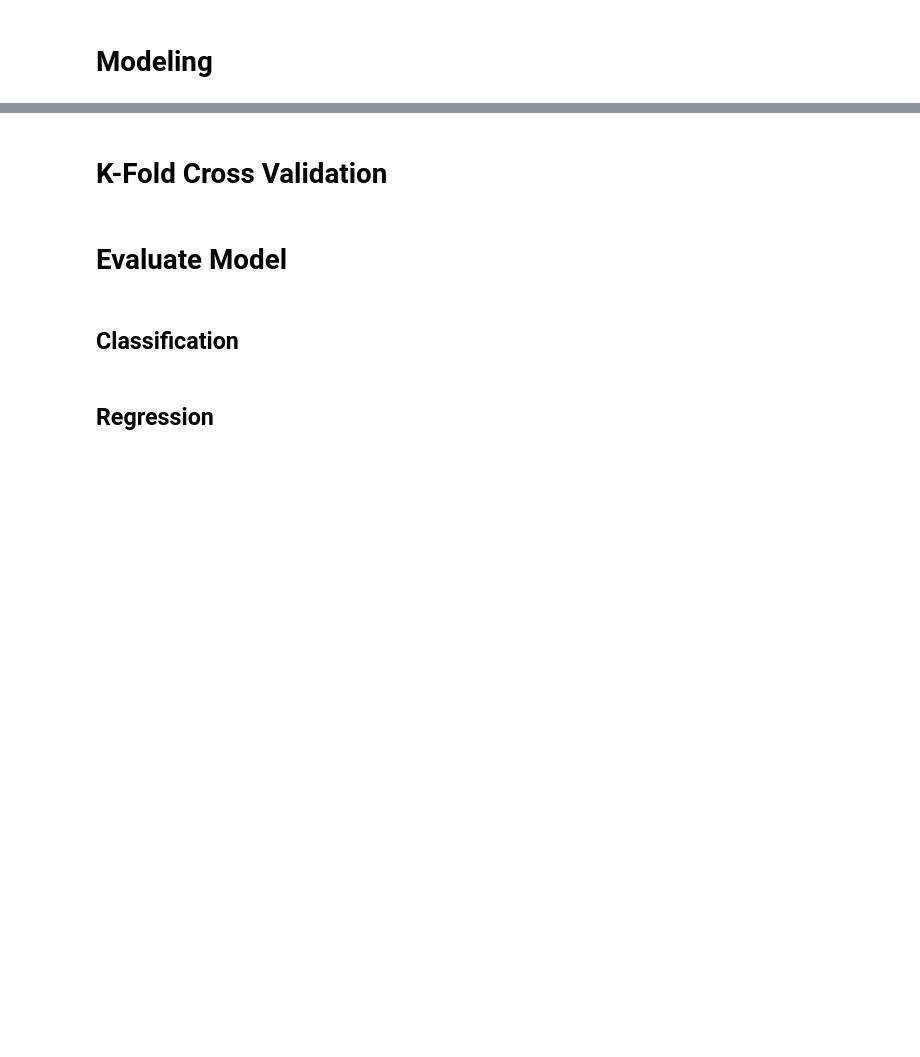
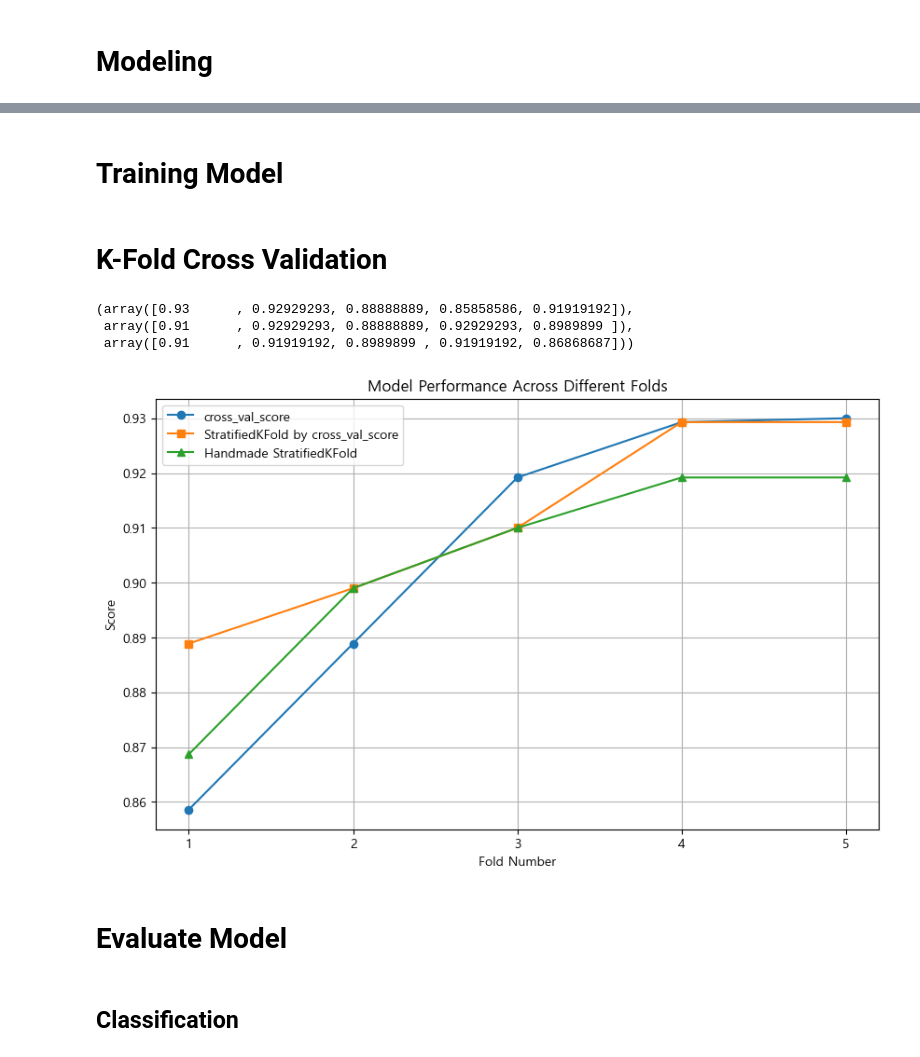
Before and after one commit to miny-genie/RTC-mariokart-8-AI, a Jupyter notebook: 3_select_model.ipynb, the cells around one changed output, grey strips where cells are left out. Drawn from its saved outputs; the diff is of its cells as text; code cells hidden in the pictures; blank space fills up the shorter version.

```diff
--- a/3_select_model.ipynb
+++ b/3_select_model.ipynb
@@ -36,7 +40,7 @@ drop_columns = [
 #    'part_people',
 #    'rank',
 #    'prefix_rank',
-#    'odds_result',
+    'odds_result',
     'significant',
 #    'RESULT',
 #    'track_E_encoded',
@@ -157,0 +159,2 @@ def fit_model(
+# %% [markdown]
+# Training Model
@@ -163,7 +217,62 @@ def perform_cross_validation():
+# %%
+model = clf_model_dict['clf_logistic_regression_']
+model, X_train, X_test, y_train, y_test = fit_model(model, X, y_result)
+scores1,scores2, scores3 = cross_validation(model, X_train, y_train, 5)
+
+scores1,scores2, scores3
+# %% [output]
+(array([0.93      , 0.92929293, 0.88888889, 0.85858586, 0.91919192]),
+ array([0.91      , 0.92929293, 0.88888889, 0.92929293, 0.8989899 ]),
+ array([0.91      , 0.91919192, 0.8989899 , 0.91919192, 0.86868687]))
+# %%
+# 데이터
+cross_val_score_results = sorted(scores1)
+stratified_by_cross_val_score_results = sorted(scores2)
+handmade_stratified_kfold_results = sorted(scores3)
+
+# Fold 번호
+folds = np.arange(1, 6)
+
+plt.figure(figsize=(10, 6))
+plt.plot(
+    folds,
+    cross_val_score_results,
+    marker='o',
+    color='tab:blue',
+    label='cross_val_score'
+)
+
+plt.plot(
+    folds,
+    stratified_by_cross_val_score_results,
+    marker='s',
+    color='tab:orange',
+    label='StratifiedKFold by cross_val_score'
+)
+
+plt.plot(
+    folds,
+    handmade_stratified_kfold_results,
+    marker='^',
+    color='tab:green',
+    label='Handmade StratifiedKFold'
+)
+
+# 제목 및 라벨 설정
+plt.title('Model Performance Across Different Folds')
+plt.xlabel('Fold Number')
+plt.ylabel('Score')
+plt.xticks(folds)
+
+# 범례 및 그리드 추가
+plt.legend()
+plt.grid(True)
+# %% [output]
+[figure, added]
 # %% [markdown]
 # Evaluate Model
-# %% [markdown]
-## Classification
+# %% [markdown]
+## Classification
 # %%
 from sklearn.metrics import (
     accuracy_score,
@@ -187,5 +296,3 @@ def eval_clf_model(model: BaseEstimator, X: pd.DataFrame, y: pd.Series) ->tuple[
     roc_auc = roc_auc_score(y, y_proba)       # ROC-AUC 점수
 
     return accuracy, precision, recall, f1, roc_auc
-# %% [markdown]
-## Regression
```
Also changed, not shown: parts of 22 cells of this notebook.
